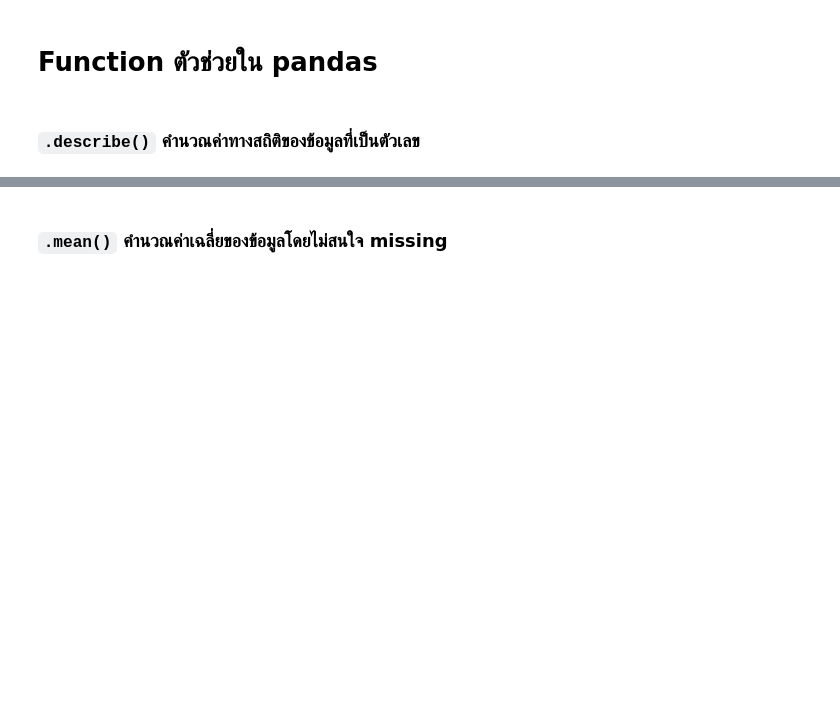
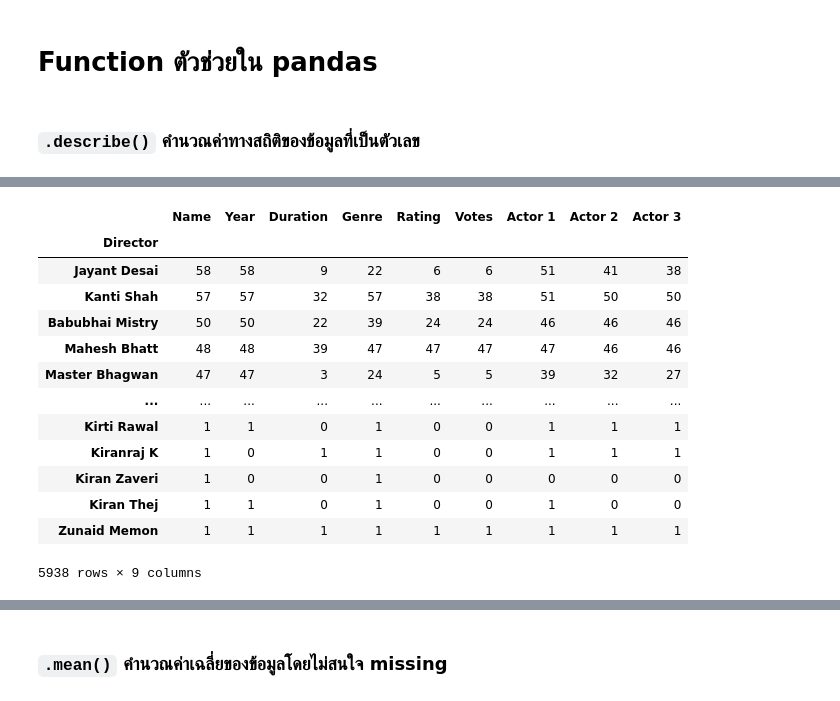
Before and after one commit to Natkitta252603/Python_dataviz2024, a Jupyter notebook: Pandas_101_2024.ipynb, the cells around one changed output, grey strips where cells are left out. Cells and saved outputs as stored; diff of their text form; code cells hidden in the pictures; blank space fills up the shorter version.

```diff
--- a/Pandas_101_2024.ipynb
+++ b/Pandas_101_2024.ipynb
@@ -972,0 +1064,19 @@ data_covid.describe()
+# %%
+# prompt: สร้างตารางของ Director ที่มี Nameมากที่สุด
+
+movie_df.groupby('Director').count().sort_values('Name',ascending=False)
+# %% [output]
+|  | Name | Year | Duration | Genre | Rating | Votes | Actor 1 | Actor 2 | Actor 3 |
+| Director |  |  |  |  |  |  |  |  |  |
+| Jayant Desai | 58 | 58 | 9 | 22 | 6 | 6 | 51 | 41 | 38 |
+| Kanti Shah | 57 | 57 | 32 | 57 | 38 | 38 | 51 | 50 | 50 |
+| Babubhai Mistry | 50 | 50 | 22 | 39 | 24 | 24 | 46 | 46 | 46 |
+| Mahesh Bhatt | 48 | 48 | 39 | 47 | 47 | 47 | 47 | 46 | 46 |
+| Master Bhagwan | 47 | 47 | 3 | 24 | 5 | 5 | 39 | 32 | 27 |
+| ... | ... | ... | ... | ... | ... | ... | ... | ... | ... |
+| Kirti Rawal | 1 | 1 | 0 | 1 | 0 | 0 | 1 | 1 | 1 |
+| Kiranraj K | 1 | 0 | 1 | 1 | 0 | 0 | 1 | 1 | 1 |
+| Kiran Zaveri | 1 | 0 | 0 | 1 | 0 | 0 | 0 | 0 | 0 |
+| Kiran Thej | 1 | 1 | 0 | 1 | 0 | 0 | 1 | 0 | 0 |
+| Zunaid Memon | 1 | 1 | 1 | 1 | 1 | 1 | 1 | 1 | 1 |
+5938 rows × 9 columns
```
Also changed, not shown: parts of 12 cells of this notebook.
